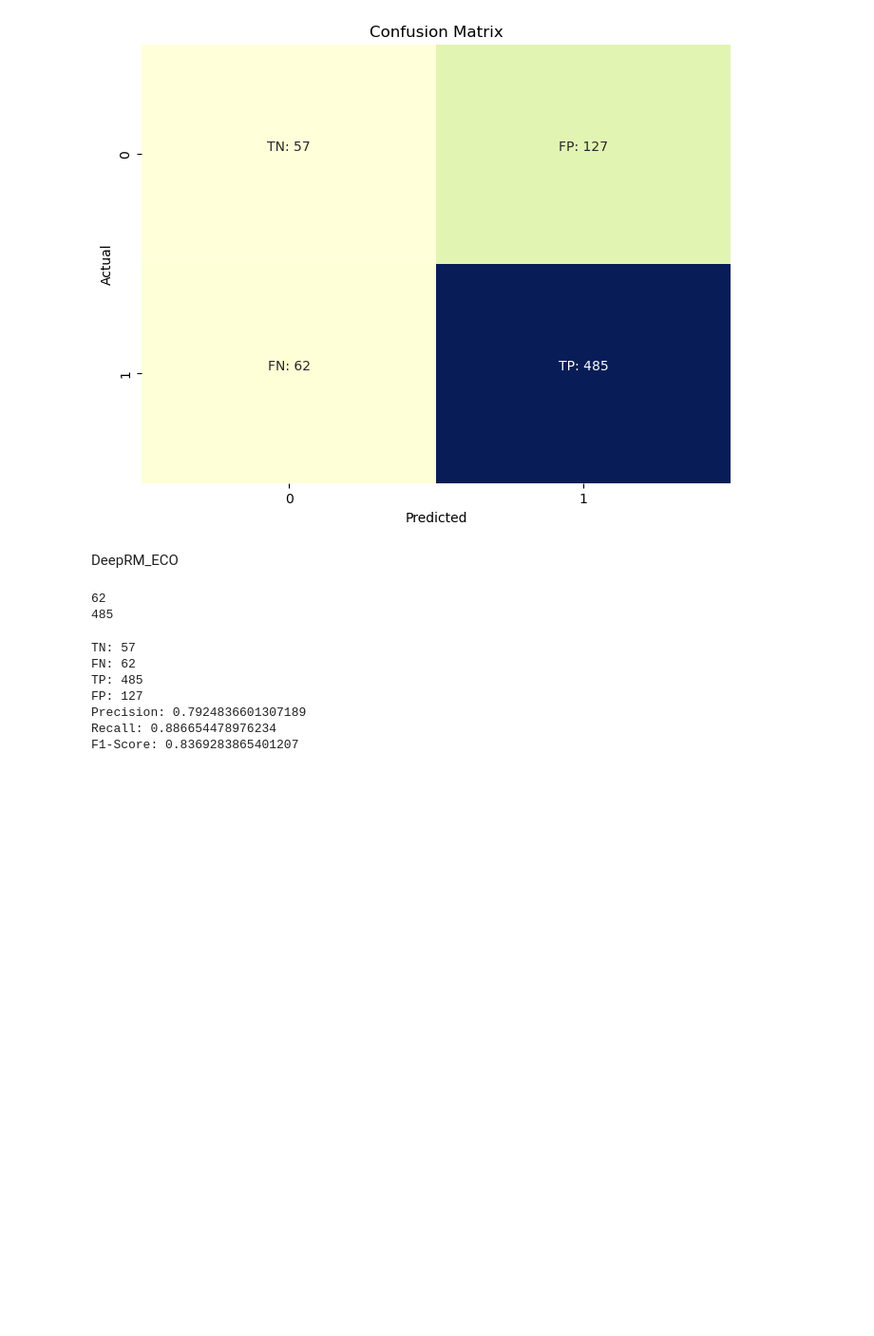
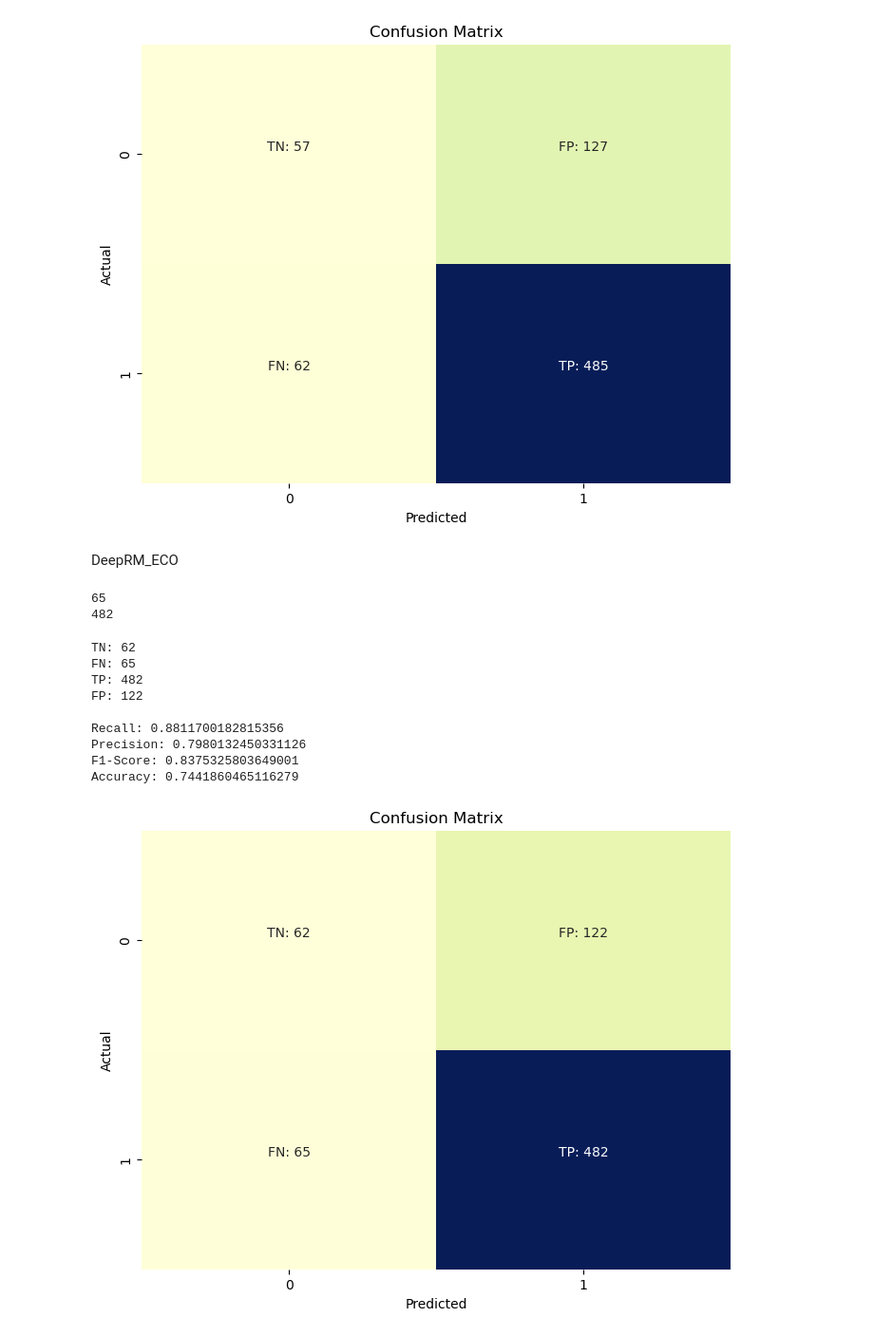
Before and after one commit to Jinobey/DeepRM_2, a Jupyter notebook: results/anomalyanalysis.ipynb, the cells around one changed output. Shown at 95% size. Saved outputs shown, nothing was run; the diff lists cells and outputs as text; code cells hidden in the pictures; blank space fills up the shorter version.

```diff
--- a/results/anomalyanalysis.ipynb
+++ b/results/anomalyanalysis.ipynb
@@ -108,11 +108,11 @@ plt.show()
 # %% [markdown]
 DeepRM_ECO
 # %%
-df_ECO_M1 = pd.read_csv('../experiments/DeepRM_2/simu50,numex15/allocatedJobsM1.csv')
-df_ECO_M2 = pd.read_csv('../experiments/DeepRM_2/simu50,numex15/allocatedJobsM2.csv')
+df_ECO_M1 = pd.read_csv('../experiments/DeepRM_ECO/simu50,numex15/allocatedJobsM1.csv')
+df_ECO_M2 = pd.read_csv('../experiments/DeepRM_ECO/simu50,numex15/allocatedJobsM2.csv')
 df_ECO_M1_2 = pd.concat([df_ECO_M1, df_ECO_M2], ignore_index=True)
 
-df_ECO_M3 = pd.read_csv('../experiments/DeepRM_2/simu50,numex15/allocatedJobsM3.csv')
+df_ECO_M3 = pd.read_csv('../experiments/DeepRM_ECO/simu50,numex15/allocatedJobsM3.csv')
 # %%
 df_ECO_M1_2['job ressource requirement'] = df_ECO_M1_2['job ressource requirement'].apply(convert_to_list)
 df_ECO_M3['job ressource requirement'] = df_ECO_M3['job ressource requirement'].apply(convert_to_list)
@@ -132,8 +132,8 @@ cloud_high_length_or_resource = df_ECO_M3['high_length_or_resource'].sum()
 print(edge_high_length_or_resource)
 print(cloud_high_length_or_resource)
 # %% [output]
-62
-485
+65
+482
 # %%
 # True negatives
 TN = len(df_ECO_M1_2[(df_ECO_M1_2['high_resource'] == False) & (df_ECO_M1_2['high_length'] == False)])
@@ -147,29 +147,44 @@ TP = len(df_ECO_M3[(df_ECO_M3['high_resource'] == True) | (df_ECO_M3['high_lengt
 # False positives (non-anomalous jobs incorrectly identified as anomalies)
 FP = len(df_ECO_M3[(df_ECO_M3['high_resource'] == False) & (df_ECO_M3['high_length'] == False)])
 
-# Recall calculation
+# Metrics calculation
 recall = float(TP) / (TP + FN)
-recall
-
-# Precision calculation
 precision = float(TP) / (TP + FP)
-precision
-
 f1_score = 2 * (precision * recall) / (precision+recall)
-f1_score
+accuracy = (TP + TN) / (TP + TN + FP + FN)
 
 print("TN:", TN, "\n"
       "FN:", FN, "\n"
       "TP:", TP, "\n"
-      "FP:", FP)
-print("Precision:", precision, "\n"
-      "Recall:", recall, "\n"
-      "F1-Score:", f1_score)
+      "FP:", FP ,"\n")
+
+print("Recall:", recall, "\n"
+      "Precision:", precision, "\n"
+      "F1-Score:", f1_score, "\n"
+      "Accuracy:", accuracy)
 # %% [output]
-TN: 57
-FN: 62
-TP: 485
-FP: 127
-Precision: 0.7924836601307189
-Recall: 0.886654478976234
-F1-Score: 0.8369283865401207
+TN: 62
+FN: 65
+TP: 482
+FP: 122
+
+Recall: 0.8811700182815356
+Precision: 0.7980132450331126
+F1-Score: 0.8375325803649001
+Accuracy: 0.7441860465116279
+# %%
+# Confusion matrix
+confusion_df = [[TN, FP],
+                [FN, TP]]
+
+labels = [['TN: {}\n'.format(TN), 'FP: {}\n'.format(FP)],
+          ['FN: {}\n'.format(FN), 'TP: {}\n'.format(TP)]]
+
+plt.figure(figsize=(8, 6))
+sns.heatmap(confusion_df, annot=labels, fmt='', cmap='YlGnBu', cbar=False)
+plt.title('Confusion Matrix')
+plt.ylabel('Actual')
+plt.xlabel('Predicted')
+plt.show()
+# %% [output]
+[figure, added]
```
